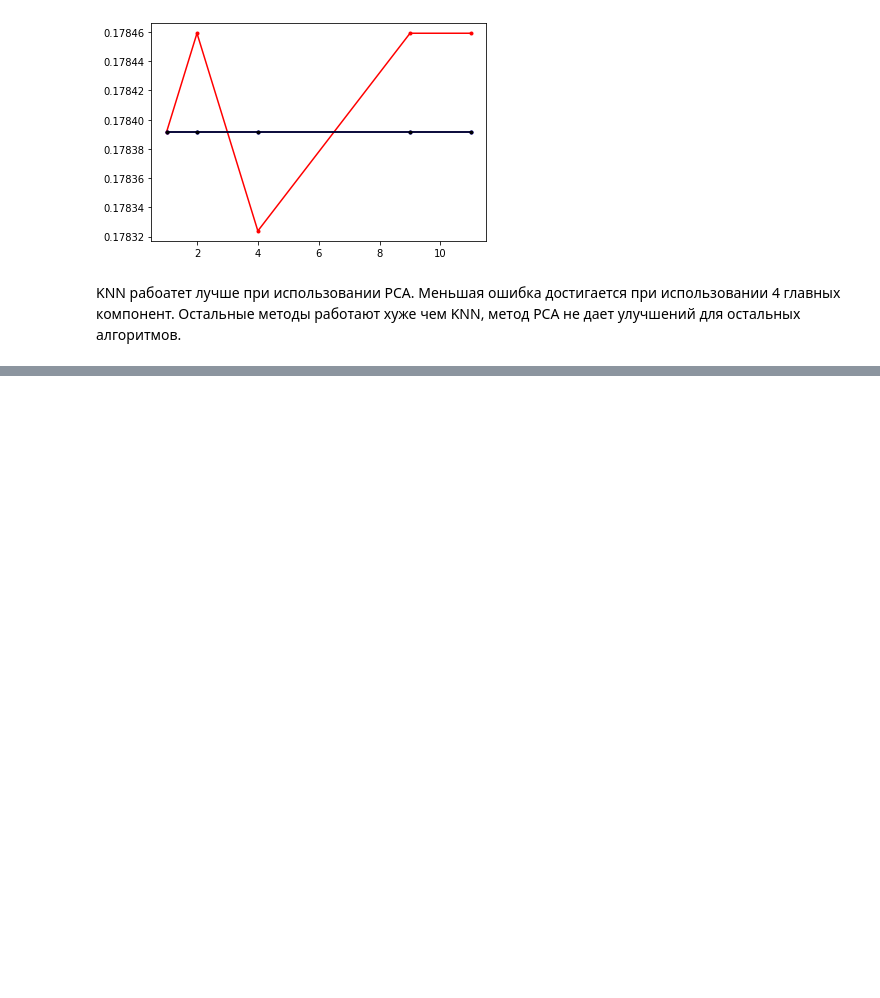
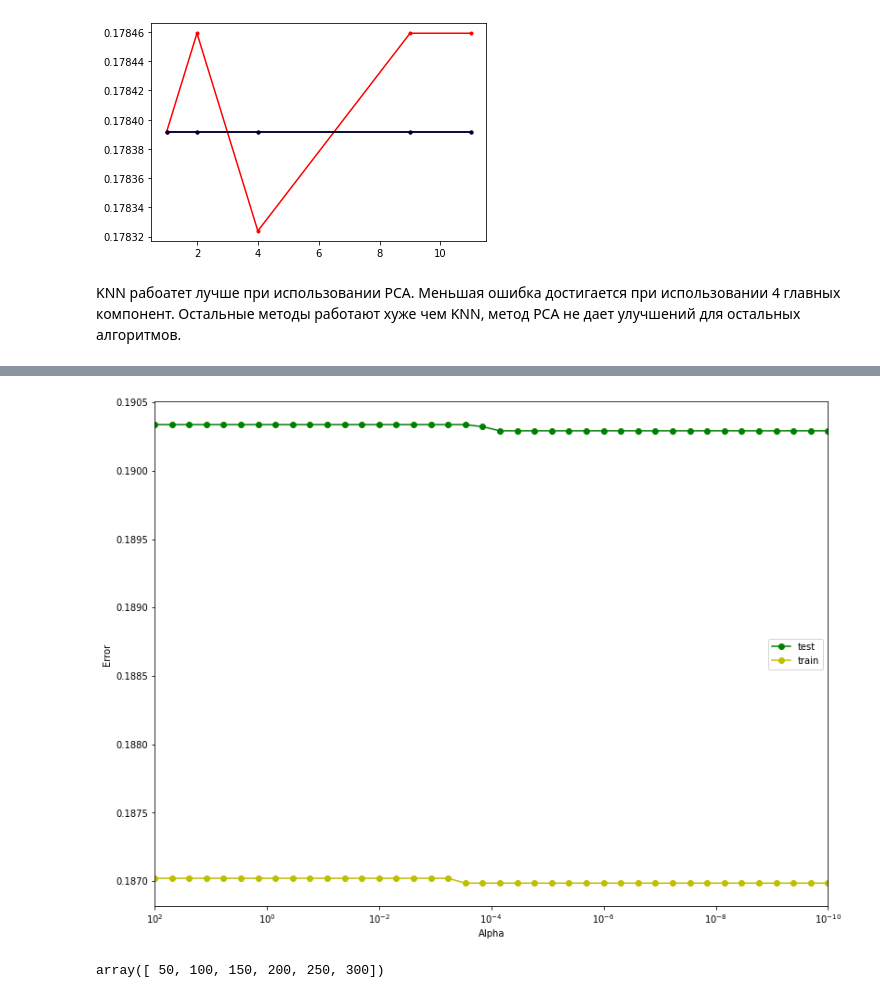
Before and after one commit to LeonidIsaev/ML-HSE, a Jupyter notebook: Lab1-2.ipynb, the cells around one changed output, grey strips where cells are left out. Saved outputs shown, nothing was run; the diff lists cells and outputs as text; code cells hidden in the pictures; blank space fills up the shorter version.

```diff
--- a/Lab1-2.ipynb
+++ b/Lab1-2.ipynb
@@ -868,0 +883,8 @@ KNN рабоатет лучше при использовании PCA. Мень
+# %%
+mlp_model = MLPClassifier(alpha=0.0005,hidden_layer_sizes = (100,), solver = 'adam',
+                          activation = 'logistic',max_iter = 300, random_state = 33)
+mlp_model.fit(X_train, y_train)
+
+y_train_pred = mlp_model.predict(X_train)
+y_test_pred = mlp_model.predict(X_test)
+print(np.mean(y_train != y_train_pred), np.mean(y_test != y_test_pred))
@@ -868,0 +893,3 @@ KNN рабоатет лучше при использовании PCA. Мень
+# %%
+alpha_arr = np.logspace(-10, 2, 40)
+alpha_arr
@@ -868,0 +907,15 @@ KNN рабоатет лучше при использовании PCA. Мень
+# %%
+test_err = []
+train_err = []
+# %%
+for alpha in alpha_arr:
+    mlp_model = MLPClassifier(alpha=alpha,hidden_layer_sizes = (200,), solver = 'adam',
+                          activation = 'logistic', max_iter = 400, random_state = 33)
+    mlp_model.fit(X_train, y_train)
+
+    y_train_pred = mlp_model.predict(X_train)
+    y_test_pred = mlp_model.predict(X_test)
+    train_err.append(np.mean(y_train != y_train_pred))
+    test_err.append(np.mean(y_test != y_test_pred))
+    print("Alpha: {}".format(alpha))
+    print(np.mean(y_train != y_train_pred), np.mean(y_test != y_test_pred))
@@ -868,0 +940,11 @@ KNN рабоатет лучше при использовании PCA. Мень
+# %%
+plt.figure(figsize=(13,10))
+plt.semilogx(alpha_arr, train_err, 'g-o', label = 'test')
+plt.semilogx(alpha_arr, test_err, 'y-o', label = 'train')
+plt.xlim([np.max(alpha_arr), np.min(alpha_arr)])
+plt.xlabel('Alpha')
+plt.ylabel('Error')
+plt.legend()
+pass
+# %% [output]
+[figure, added]
@@ -868,0 +956,6 @@ KNN рабоатет лучше при использовании PCA. Мень
+# %%
+layers = np.linspace(50,300,6)
+layers = np.array(layers).astype("int")
+layers
+# %% [output]
+array([ 50, 100, 150, 200, 250, 300])
```
Also changed, not shown: parts of 24 cells of this notebook.
